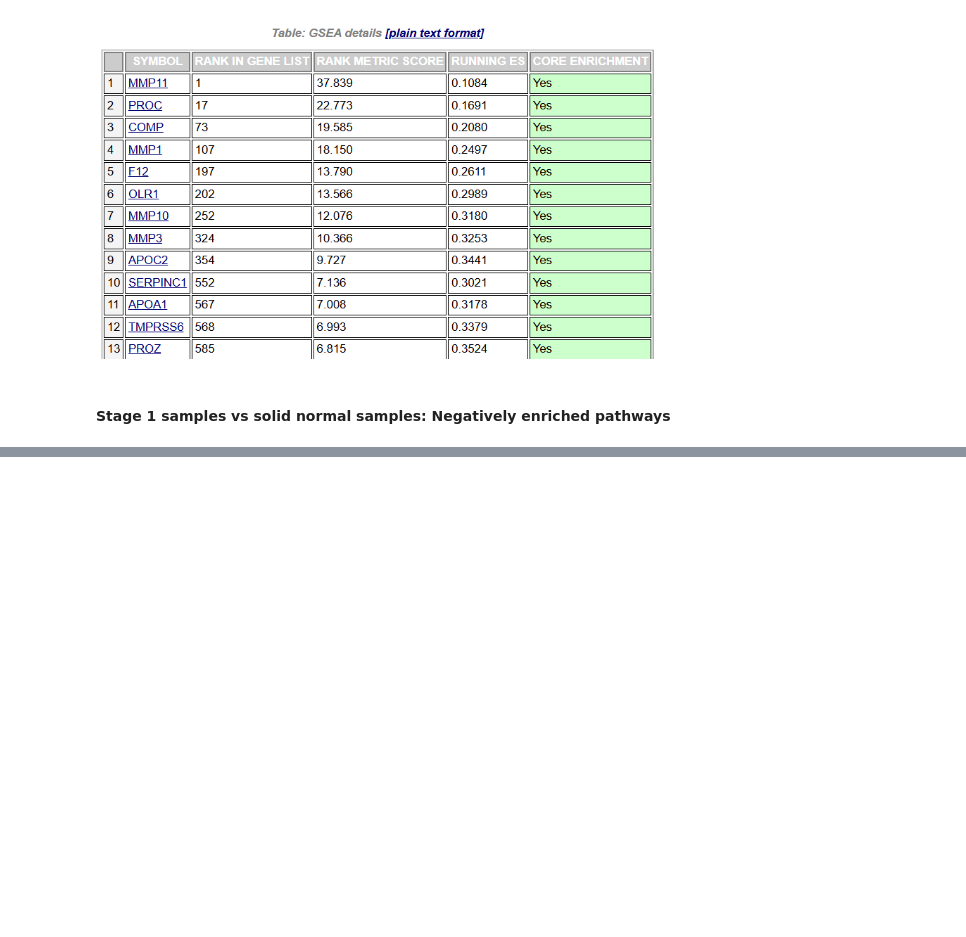
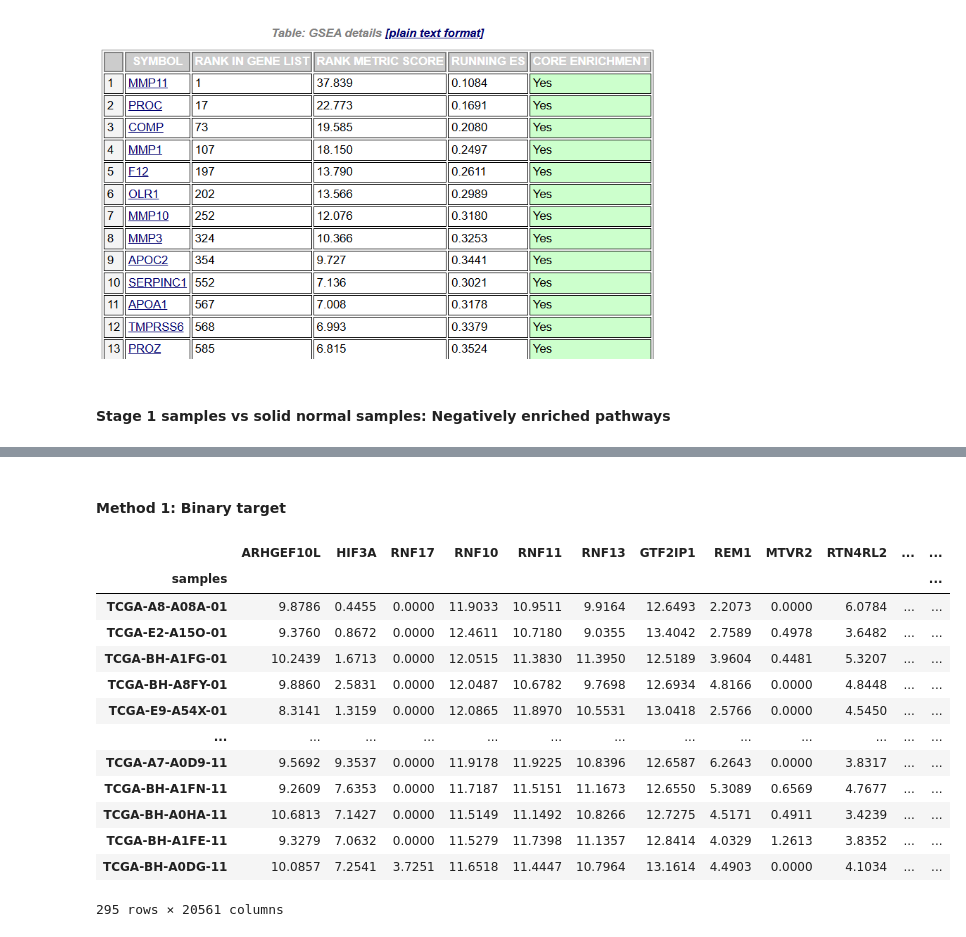
Before and after one commit to Neermita18/Multi-Omics-Breast-Cancer-BITS-Pilani, a Jupyter notebook: Early_stage_breast_cancer_biomarkers.ipynb, the cells around one changed output, grey strips where cells are left out. Saved outputs shown, nothing was run; the diff lists cells and outputs as text; code cells hidden in the pictures; blank space fills up the shorter version.

```diff
--- a/Early_stage_breast_cancer_biomarkers.ipynb
+++ b/Early_stage_breast_cancer_biomarkers.ipynb
@@ -416,0 +439,2 @@ gsea_1_2.to_csv("gsea_1_2.rnk", header=False, sep='\t')
+# %%
+tcga= tcga.drop(columns=["ajcc_pathologic_tumor_stage"])
@@ -416,0 +458,27 @@ gsea_1_2.to_csv("gsea_1_2.rnk", header=False, sep='\t')
+# %% [markdown]
+#### Method 1: Binary target
+# %%
+y=tcga["combined_stage"]
+stage_mapping = {v: k for k, v in categorical_mappings["combined_stage"].items()}
+y_decoded = y.map(stage_mapping)
+# %%
+tcga["combined_stage"]= y_decoded
+# %%
+new_df= tcga[tcga["combined_stage"].isin(["Stage I", "Normal"])]
+# %%
+new_df
+# %% [output]
+|  | ARHGEF10L | HIF3A | RNF17 | RNF10 | RNF11 | RNF13 | GTF2IP1 | REM1 | MTVR2 | RTN4RL2 | ... | ... |
+| samples |  |  |  |  |  |  |  |  |  |  |  | ... |
+| TCGA-A8-A08A-01 | 9.8786 | 0.4455 | 0.0000 | 11.9033 | 10.9511 | 9.9164 | 12.6493 | 2.2073 | 0.0000 | 6.0784 | ... | ... |
+| TCGA-E2-A15O-01 | 9.3760 | 0.8672 | 0.0000 | 12.4611 | 10.7180 | 9.0355 | 13.4042 | 2.7589 | 0.4978 | 3.6482 | ... | ... |
+| TCGA-BH-A1FG-01 | 10.2439 | 1.6713 | 0.0000 | 12.0515 | 11.3830 | 11.3950 | 12.5189 | 3.9604 | 0.4481 | 5.3207 | ... | ... |
+| TCGA-BH-A8FY-01 | 9.8860 | 2.5831 | 0.0000 | 12.0487 | 10.6782 | 9.7698 | 12.6934 | 4.8166 | 0.0000 | 4.8448 | ... | ... |
+| TCGA-E9-A54X-01 | 8.3141 | 1.3159 | 0.0000 | 12.0865 | 11.8970 | 10.5531 | 13.0418 | 2.5766 | 0.0000 | 4.5450 | ... | ... |
+| ... | ... | ... | ... | ... | ... | ... | ... | ... | ... | ... | ... | ... |
+| TCGA-A7-A0D9-11 | 9.5692 | 9.3537 | 0.0000 | 11.9178 | 11.9225 | 10.8396 | 12.6587 | 6.2643 | 0.0000 | 3.8317 | ... | ... |
+| TCGA-BH-A1FN-11 | 9.2609 | 7.6353 | 0.0000 | 11.7187 | 11.5151 | 11.1673 | 12.6550 | 5.3089 | 0.6569 | 4.7677 | ... | ... |
+| TCGA-BH-A0HA-11 | 10.6813 | 7.1427 | 0.0000 | 11.5149 | 11.1492 | 10.8266 | 12.7275 | 4.5171 | 0.4911 | 3.4239 | ... | ... |
+| TCGA-BH-A1FE-11 | 9.3279 | 7.0632 | 0.0000 | 11.5279 | 11.7398 | 11.1357 | 12.8414 | 4.0329 | 1.2613 | 3.8352 | ... | ... |
+| TCGA-BH-A0DG-11 | 10.0857 | 7.2541 | 3.7251 | 11.6518 | 11.4447 | 10.7964 | 13.1614 | 4.4903 | 0.0000 | 4.1034 | ... | ... |
+295 rows × 20561 columns
```
Also changed, not shown: parts of 21 cells of this notebook.
